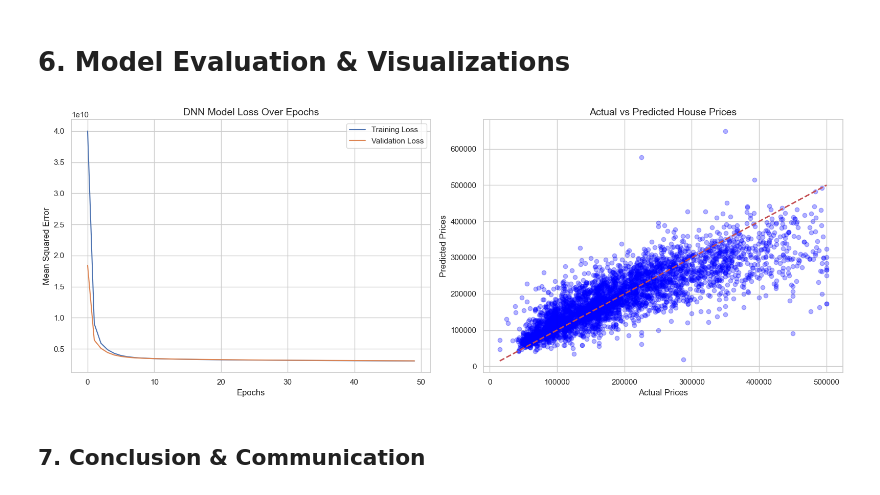
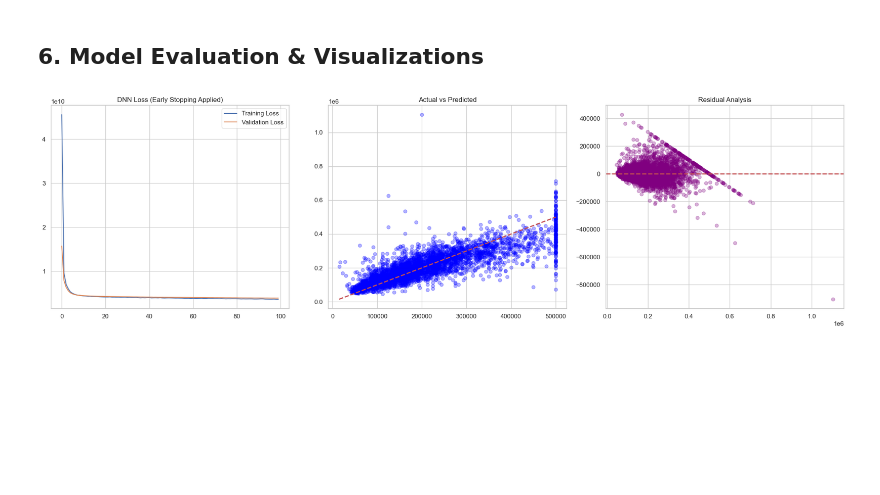
Before and after one commit to AlexGekov/Real-Estate-Price-Prediction-DNN, a Jupyter notebook: real_estate_price_prediction.ipynb, the cells around one changed output. Saved outputs shown, nothing was run; the diff lists cells and outputs as text; code cells hidden in the pictures; blank space fills up the shorter version.

```diff
--- a/real_estate_price_prediction.ipynb
+++ b/real_estate_price_prediction.ipynb
@@ -214,11 +165,0 @@ Model: "sequential_5"
-# %%
-dnn_history = dnn_model.fit(
-    X_train, y_train,
-    epochs=50,
-    batch_size=32,
-    validation_split=0.2,
-    verbose=1
-)
-
-dnn_preds = dnn_model.predict(X_test).flatten()
-evaluate_model(y_test, dnn_preds, "Deep Neural Network")
@@ -259,28 +166,23 @@ plot_residual_analysis(y_test, dnn_preds)
 # %% [markdown]
-# 6. Model Evaluation & Visualizations
+## 6. Model Evaluation & Visualizations
 # %%
-def plot_model_performance(history, y_true, y_pred):
-    """Plots training/validation loss and an actual vs. predicted scatter plot."""
-    fig, ax = plt.subplots(1, 2, figsize=(16, 6))
+fig, ax = plt.subplots(1, 3, figsize=(20, 6))
 
-    ax[0].plot(history.history['loss'], label='Training Loss')
-    ax[0].plot(history.history['val_loss'], label='Validation Loss')
-    ax[0].set_title('DNN Model Loss Over Epochs', fontsize=14)
-    ax[0].set_xlabel('Epochs')
-    ax[0].set_ylabel('Mean Squared Error')
-    ax[0].legend()
+ax[0].plot(dnn_history.history['loss'], label='Training Loss')
+ax[0].plot(dnn_history.history['val_loss'], label='Validation Loss')
+ax[0].set_title('DNN Loss (Early Stopping Applied)')
+ax[0].legend()
 
-    ax[1].scatter(y_true, y_pred, alpha=0.3, color='blue')
-    ax[1].plot([y_true.min(), y_true.max()], [y_true.min(), y_true.max()], 'r--', lw=2)
-    ax[1].set_title('Actual vs Predicted House Prices', fontsize=14)
-    ax[1].set_xlabel('Actual Prices')
-    ax[1].set_ylabel('Predicted Prices')
+ax[1].scatter(y_test, dnn_preds, alpha=0.3, color='blue')
+ax[1].plot([y_test.min(), y_test.max()], [y_test.min(), y_test.max()], 'r--', lw=2)
+ax[1].set_title('Actual vs Predicted')
 
-    plt.tight_layout()
-    plt.show()
+residuals = y_test - dnn_preds
+ax[2].scatter(dnn_preds, residuals, alpha=0.3, color='purple')
+ax[2].axhline(y=0, color='r', linestyle='--', lw=2)
+ax[2].set_title('Residual Analysis')
 
-plot_model_performance(dnn_history, y_test, dnn_preds)
+plt.tight_layout()
+plt.show()
 # %% [output]
-[figure, old version]
+[figure, new version]
-# %% [markdown]
-## 7. Conclusion & Communication
```
Also changed, not shown: parts of 23 cells of this notebook.
